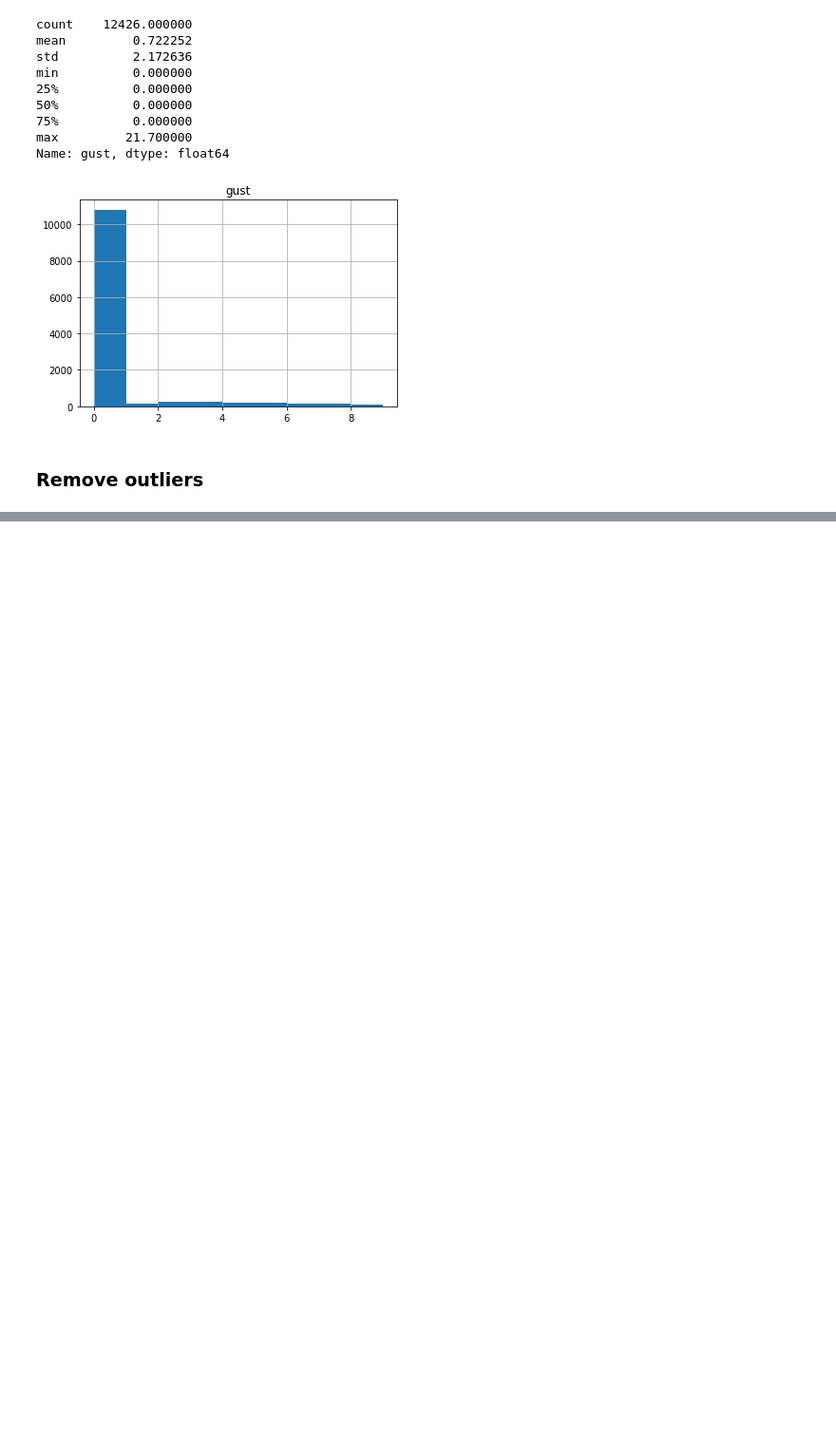
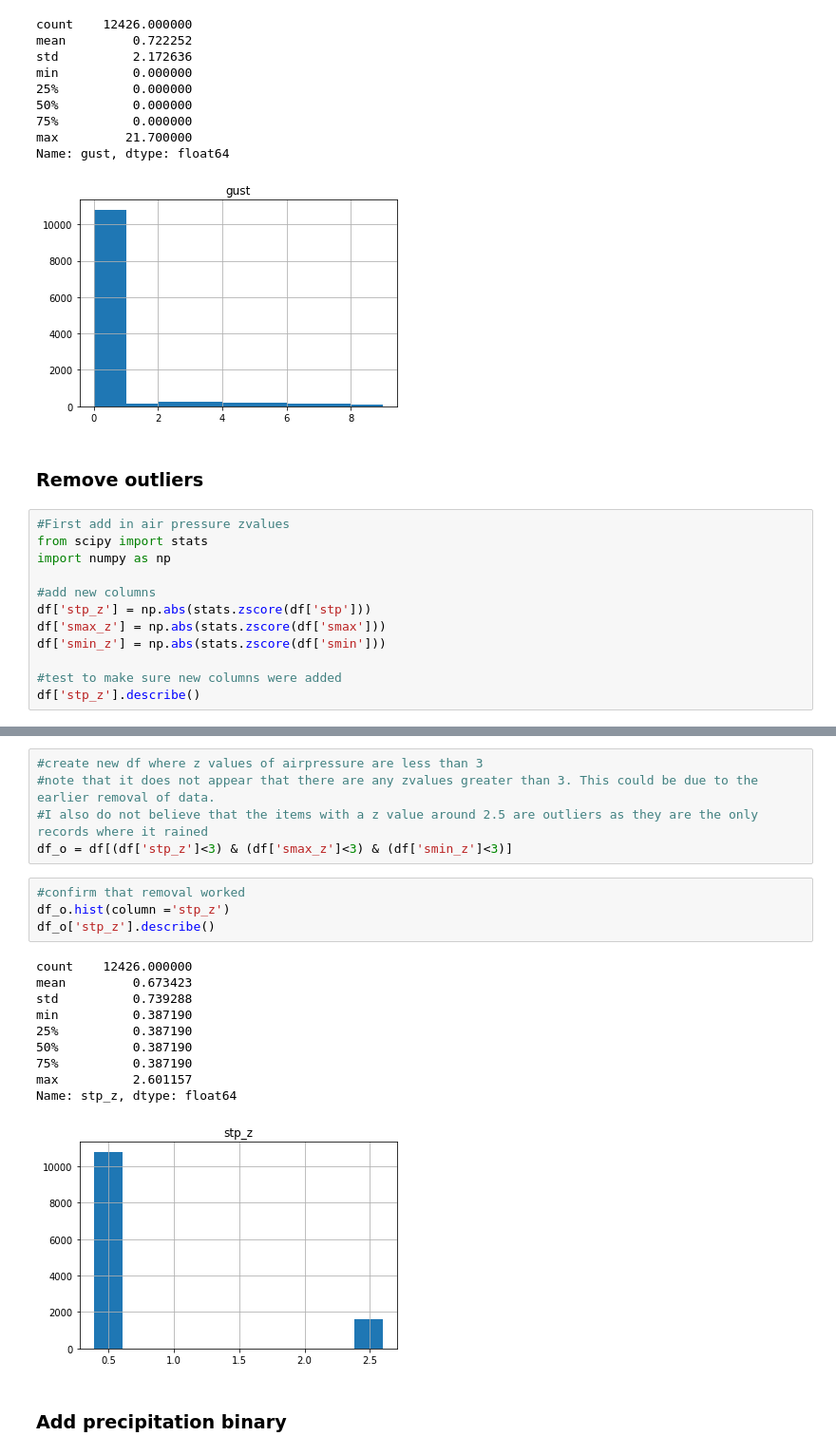
Before and after one commit to shibby576/wild_data_science, a Jupyter notebook: Assignment_2.ipynb, the cells around one changed output, grey strips where cells are left out. Shown at 95% size. Saved outputs shown, nothing was run; the diff lists cells and outputs as text; blank space fills up the shorter version.

```diff
--- a/Assignment_2.ipynb
+++ b/Assignment_2.ipynb
@@ -343,3 +343,15 @@ Name: gust, dtype: float64
 [figure]
 # %% [markdown]
 ### Remove outliers
+# %%
+#First add in air pressure zvalues
+from scipy import stats
+import numpy as np
+
+#add new columns
+df['stp_z'] = np.abs(stats.zscore(df['stp']))
+df['smax_z'] = np.abs(stats.zscore(df['smax']))
+df['smin_z'] = np.abs(stats.zscore(df['smin']))
+
+#test to make sure new columns were added
+df['stp_z'].describe()
@@ -345,0 +382,22 @@ Name: gust, dtype: float64
+# %%
+#create new df where z values of airpressure are less than 3
+#note that it does not appear that there are any zvalues greater than 3. This could be due to the earlier removal of data.
+#I also do not believe that the items with a z value around 2.5 are outliers as they are the only records where it rained
+df_o = df[(df['stp_z']<3) & (df['smax_z']<3) & (df['smin_z']<3)]
+# %%
+#confirm that removal worked
+df_o.hist(column ='stp_z')
+df_o['stp_z'].describe()
+# %% [output]
+count    12426.000000
+mean         0.673423
+std          0.739288
+min          0.387190
+25%          0.387190
+50%          0.387190
+75%          0.387190
+max          2.601157
+Name: stp_z, dtype: float64
+[figure, added]
+# %% [markdown]
+### Add precipitation binary
```
Also changed, not shown: parts of 21 cells of this notebook.
